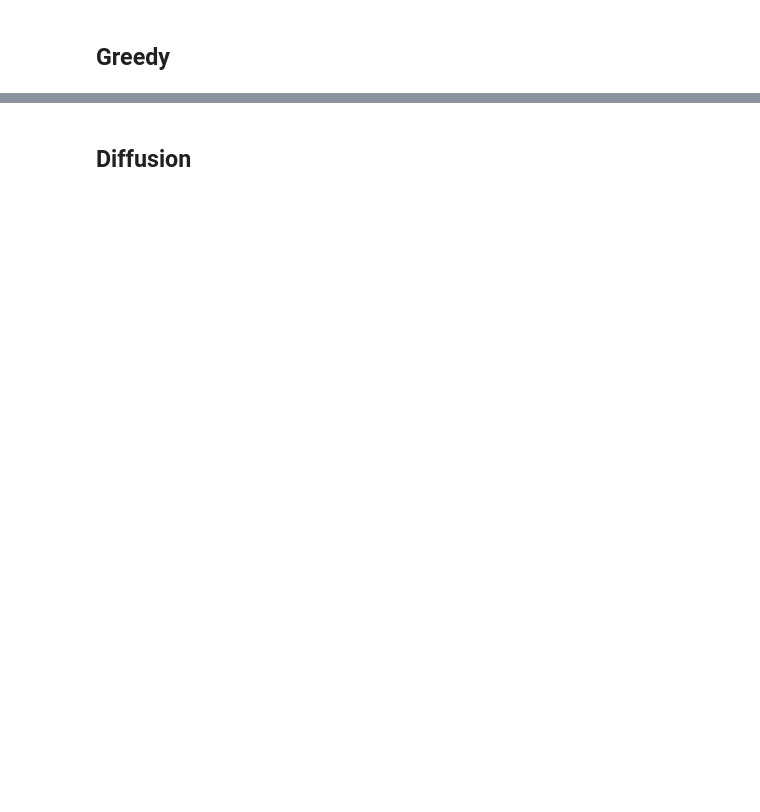
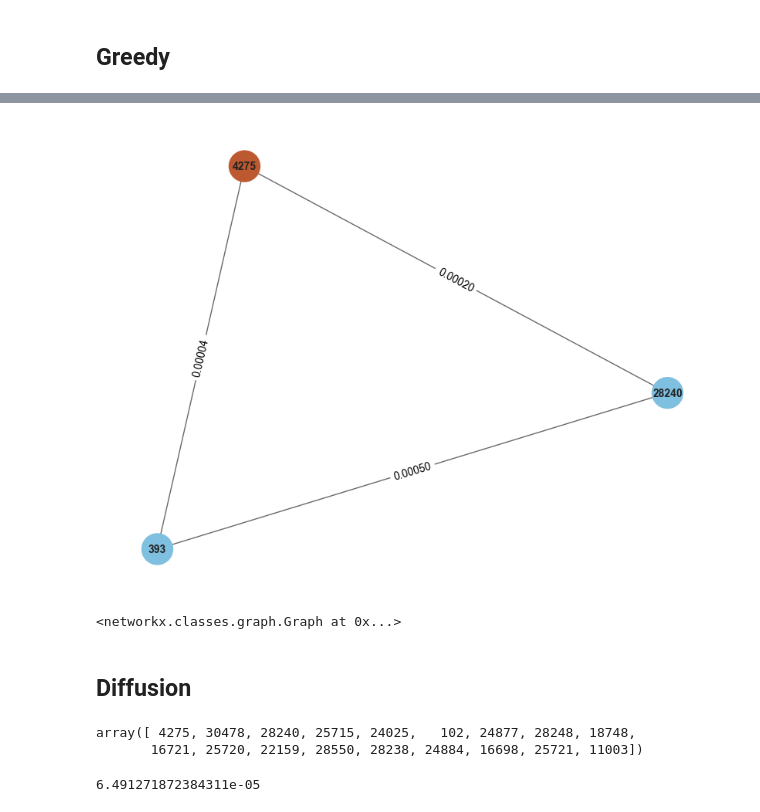
Before and after one commit to ethanoutangoun/chromatin-heart-dev, a Jupyter notebook: pipeline_results.ipynb, the cells around one changed output, grey strips where cells are left out. Saved outputs shown, nothing was run; the diff lists cells and outputs as text; code cells hidden in the pictures; blank space fills up the shorter version.

```diff
--- a/pipeline_results.ipynb
+++ b/pipeline_results.ipynb
@@ -152,2 +257,14 @@ core.stats.calculate_avg_interaction_strength(contact_matrix_zero, ttn_clique_gr
+# %%
+ttn_clique_greedy = cf.find_greedy_clique(
+    contact_matrix=contact_matrix_zero,
+    n=opt_size,
+    target_bin=TTN_BIN
+)
+
+ttn_clique_greedy
+clique_to_graph(contact_matrix_zero, ttn_clique_greedy, selected_bin=TTN_BIN)
+# %% [output]
+[figure, added]
+<networkx.classes.graph.Graph at 0x...>
 # %% [markdown]
 ## Diffusion
@@ -158,0 +278,11 @@ np.save("ttn_visits_diffusion_alpha_0.25_.npy", visits)
+# %%
+visits = np.load("ttn_visits_diffusion_alpha_0.25.npy")
+ttn_clique_diffusion = np.argsort(visits)[-18:][::-1]
+ttn_clique_diffusion
+# %% [output]
+array([ 4275, 30478, 28240, 25715, 24025,   102, 24877, 28248, 18748,
+       16721, 25720, 22159, 28550, 28238, 24884, 16698, 25721, 11003])
+# %%
+core.stats.calculate_avg_interaction_strength(contact_matrix_zero, ttn_clique_diffusion)
+# %% [output]
+6.491271872384311e-05
```
Also changed, not shown: parts of 29 cells of this notebook, 21 other files.
